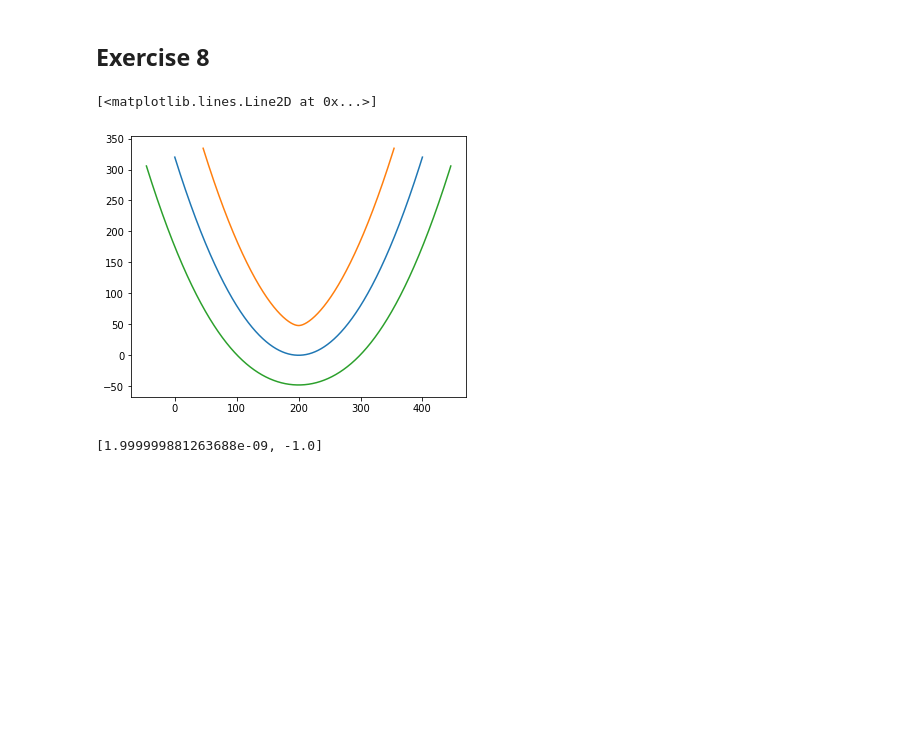
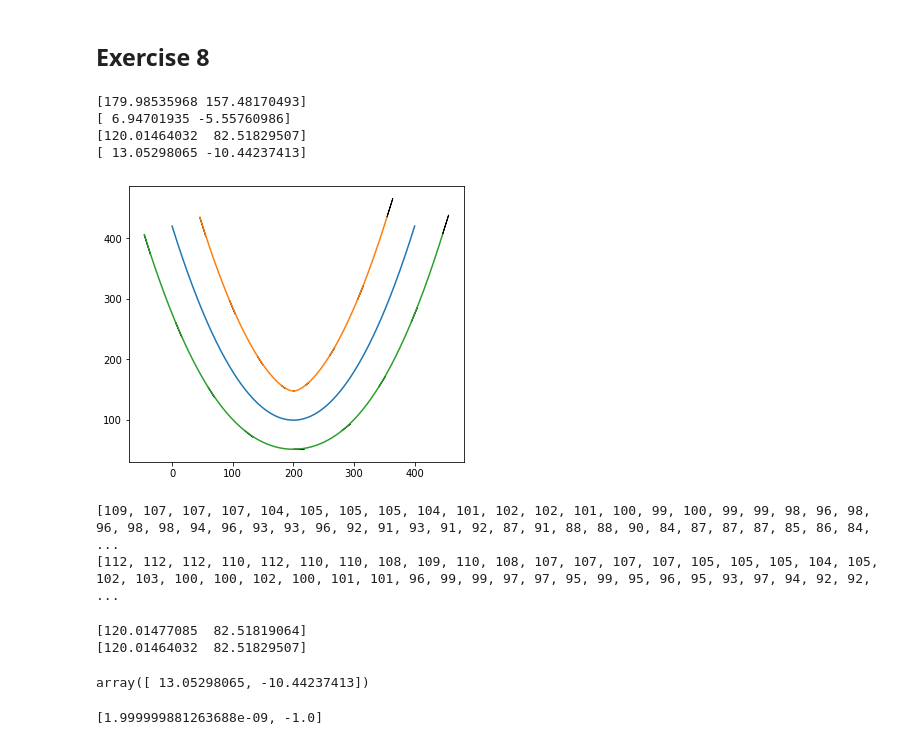
Before and after one commit to Timon0/robo, a Jupyter notebook: M1/exercise8.ipynb, the cells around one changed output. Saved outputs shown, nothing was run; the diff lists cells and outputs as text; code cells hidden in the pictures; blank space fills up the shorter version.

```diff
--- a/M1/exercise8.ipynb
+++ b/M1/exercise8.ipynb
@@ -167,7 +168,7 @@ def x(t):
     return 10*t
 
 def y(t):
-    return 0.8*((t-20)**2)
+    return 0.8*((t-20)**2)+100
 
 def c(t):
     x_coord = x(t)
@@ -177,6 +178,14 @@ def c(t):
 def c1(t):
     h = 1E-8
     return (c(t+h)-c(t))/h
+
+def c1_left(t):
+    h = 0.00001
+    return (get_left_wheel(t+h)-get_left_wheel(t))/h
+
+def c1_right(t):
+    h = 0.00001
+    return (get_right_wheel(t+h)-get_right_wheel(t))/h
 
 def rotate_vec_90(v):
     theta = np.deg2rad(90)
@@ -189,11 +198,43 @@ def rotate_vec_270(v):
 
     rot = np.array([[cos(theta), -sin(theta)], [sin(theta), cos(theta)]])
     return np.dot(rot, v)
+
+def get_left_wheel(t):
+    x_value, y_value = c(t)
+    x_left, y_left = rotate_vec_90(c1(t)/np.linalg.norm(c1(t)) * 48)
+    return np.array([x_value + x_left, y_value + y_left])
+
+
+def get_right_wheel(t):
+    x_value, y_value = c(t)
+    x_right, y_right = rotate_vec_270(c1(t)/np.linalg.norm(c1(t)) * 48)
+    return np.array([x_value + x_right, y_value + y_right])
 # %%
 def plot_tangents(times):
     for time in times:
+        if time == 20:
+            print(c(time))
+            print(c1(time))
         s1 = c(time)
         p1 = c1(time)
+        ax.arrow(s1[0], s1[1], p1[0]*10, p1[1]*10)
+
+def plot_tangents_left(times):
+    for time in times:
+        if time == 15:
+            print(get_left_wheel(time))
+            print(c1_left(time))
+        s1 = get_left_wheel(time)
+        p1 = c1_left(time)
+        ax.arrow(s1[0], s1[1], p1[0], p1[1])
+
+def plot_tangents_right(times):
+    for time in times:
+        if time == 15:
+            print(get_right_wheel(time))
+            print(c1_right(time))
+        s1 = get_right_wheel(time)
+        p1 = c1_right(time)
         ax.arrow(s1[0], s1[1], p1[0], p1[1])
 
 def plot_tangents_rotated(times):
@@ -206,37 +247,63 @@ def plot_tangents_rotated(times):
 # %%
 x_values = []
 y_values = []
 x_lefts = []
 y_lefts = []
 x_rights = []
 y_rights = []
 
 
 for i in range(4001):
     t = i/100
     x_value, y_value = c(t)
     x_left, y_left = rotate_vec_90(c1(t)/np.linalg.norm(c1(t)) * 48)
     x_right, y_right = rotate_vec_270(c1(t)/np.linalg.norm(c1(t)) * 48)
     x_values.append(x_value)
     y_values.append(y_value)
     x_lefts.append(x_value + x_left)
     y_lefts.append(y_value + y_left)
     x_rights.append(x_value + x_right)
     y_rights.append(y_value + y_right)
 
 fig, ax = plt.subplots(figsize=(6, 6))
 ax.set_aspect('equal', 'box')
 
 ax.plot(x_values, y_values)
 ax.plot(x_lefts, y_lefts)
 ax.plot(x_rights, y_rights)
+plot_tangents_left([0, 5, 10, 15, 20, 25, 30, 35, 40])
+plot_tangents_right([0, 5, 10, 15, 20, 25, 30, 35, 40])
 #plot_tangents([0, 5, 10, 15, 20, 25, 30, 35, 40])
 #plot_tangents_rotated([0, 5, 10, 15, 20, 25, 30, 35, 40])
 # %% [output]
-[<matplotlib.lines.Line2D at 0x...>]
+[179.98535968 157.48170493]
+[ 6.94701935 -5.55760986]
+[120.01464032  82.51829507]
+[ 13.05298065 -10.44237413]
-[figure, old version]
+[figure, new version]
+# %%
+left_speeds = []
+right_speeds = []
+
+for i in range(401):
+    t = i/10
+    left_speeds.append(mms_to_thymio(np.linalg.norm(c1_left(t))))
+    right_speeds.append(mms_to_thymio(np.linalg.norm(c1_right(t))))
+# %% [output]
+[109, 107, 107, 107, 104, 105, 105, 105, 104, 101, 102, 102, 101, 100, 99, 100, 99, 99, 98, 96, 98, 96, 98, 98, 94, 96, 93, 93, 96, 92, 91, 93, 91, 92, 87, 91, 88, 88, 90, 84, 87, 87, 87, 85, 86, 84,  ...
+[112, 112, 112, 110, 112, 110, 110, 108, 109, 110, 108, 107, 107, 107, 107, 105, 105, 105, 104, 105, 102, 103, 100, 100, 102, 100, 101, 101, 96, 99, 99, 97, 97, 95, 99, 95, 96, 95, 93, 97, 94, 92, 92, ...
 # %%
-tangent_20 = c1(20)/np.linalg.norm(c1(20))
+def c1_right(t):
+    h = 0.00001
+    print(get_right_wheel(t+h))
+    print(get_right_wheel(t))
+    return (get_right_wheel(t+h)-get_right_wheel(t))/h
+
+c1_right(15)
+# %% [output]
+[120.01477085  82.51819064]
+[120.01464032  82.51829507]
+array([ 13.05298065, -10.44237413])
 # %%
 rotate_vec(tangent_20)
 # %% [output]
```
Also changed, not shown: parts of 1 cell of this notebook.
